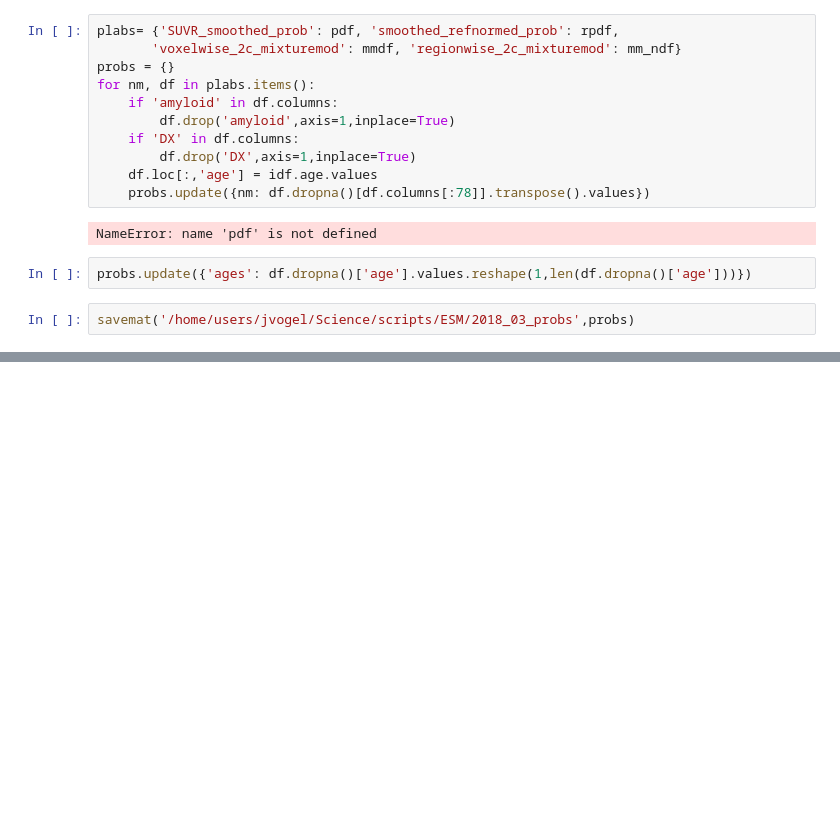
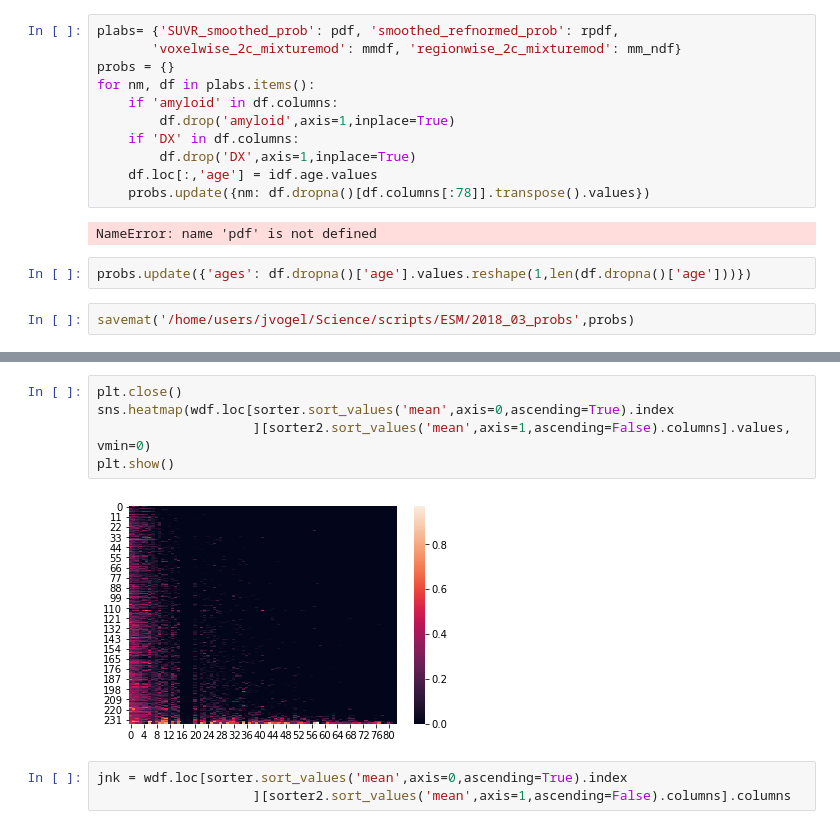
Before and after one commit to illdopejake/hack_projects, a Jupyter notebook: prepare_PET_data_for_ECM_build.ipynb, the cells around one changed output, grey strips where cells are left out. Cells and saved outputs as stored; diff of their text form; blank space fills up the shorter version.

```diff
--- a/prepare_PET_data_for_ECM_build.ipynb
+++ b/prepare_PET_data_for_ECM_build.ipynb
@@ -1908,0 +2104,10 @@ savemat('/home/users/jvogel/Science/scripts/ESM/2018_03_probs',probs)
+# %%
+plt.close()
+sns.heatmap(wdf.loc[sorter.sort_values('mean',axis=0,ascending=True).index
+                    ][sorter2.sort_values('mean',axis=1,ascending=False).columns].values, vmin=0)
+plt.show()
+# %% [output]
+[figure, added]
+# %%
+jnk = wdf.loc[sorter.sort_values('mean',axis=0,ascending=True).index
+                    ][sorter2.sort_values('mean',axis=1,ascending=False).columns].columns
```
Also changed, not shown: parts of 31 cells of this notebook, 2 other files.
